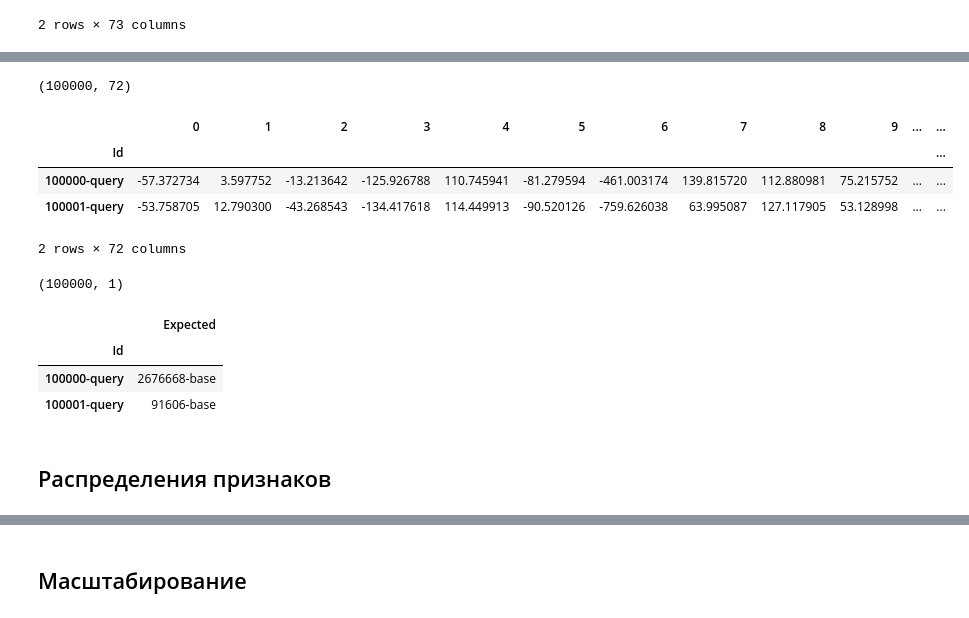
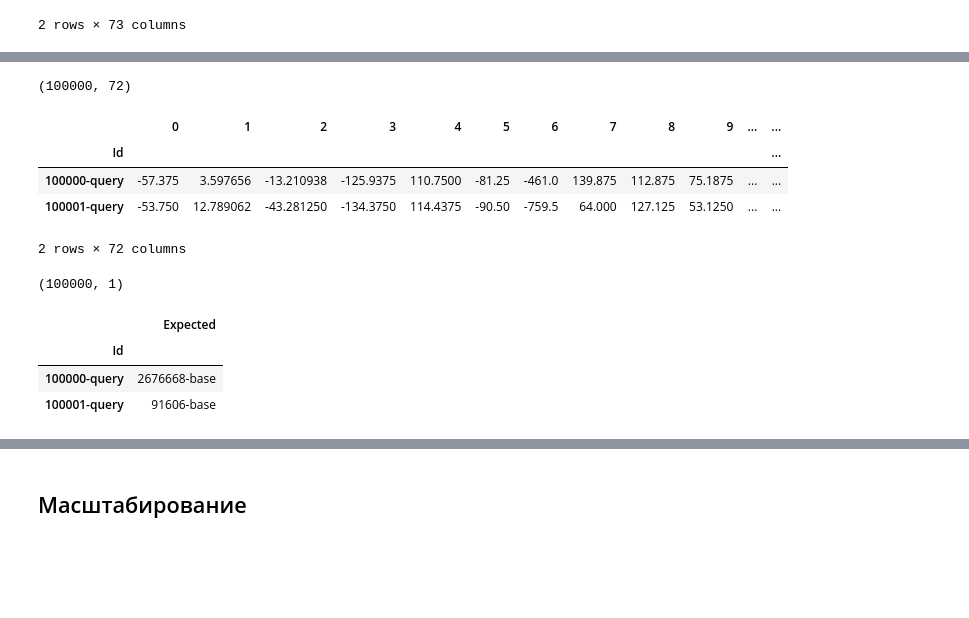
Before and after one commit to EkaterinaIII/Matching, a Jupyter notebook: Matching_market.ipynb, the cells around one changed output, grey strips where cells are left out. Saved outputs shown, nothing was run; the diff lists cells and outputs as text; code cells hidden in the pictures; blank space fills up the shorter version.

```diff
--- a/Matching_market.ipynb
+++ b/Matching_market.ipynb
@@ -100,16 +83,15 @@ train.head(2)
 2 rows × 73 columns
 # %%
 validation = pd.read_csv(path+'validation.csv',index_col=0)
-validation=validation.astype(np.float32)
-#display(validation.info())
+validation=validation.astype(np.float16)
 display(validation.shape)
 validation.head(2)
 # %% [output]
 (100000, 72)
 |  | 0 | 1 | 2 | 3 | 4 | 5 | 6 | 7 | 8 | 9 | ... | ... |
 | Id |  |  |  |  |  |  |  |  |  |  |  | ... |
-| 100000-query | -57.372734 | 3.597752 | -13.213642 | -125.926788 | 110.745941 | -81.279594 | -461.003174 | 139.815720 | 112.880981 | 75.215752 | ... | ... |
-| 100001-query | -53.758705 | 12.790300 | -43.268543 | -134.417618 | 114.449913 | -90.520126 | -759.626038 | 63.995087 | 127.117905 | 53.128998 | ... | ... |
+| 100000-query | -57.375 | 3.597656 | -13.210938 | -125.9375 | 110.7500 | -81.25 | -461.0 | 139.875 | 112.875 | 75.1875 | ... | ... |
+| 100001-query | -53.750 | 12.789062 | -43.281250 | -134.3750 | 114.4375 | -90.50 | -759.5 | 64.000 | 127.125 | 53.1250 | ... | ... |
 2 rows × 72 columns
 # %%
 validation_answer = pd.read_csv(path+'validation_answer.csv',index_col=0)
@@ -121,5 +103,3 @@ validation_answer.head(2)
 | Id |  |
 | 100000-query | 2676668-base |
 | 100001-query | 91606-base |
-# %% [markdown]
-## Распределения признаков
```
Also changed, not shown: parts of 54 cells of this notebook, 1 other file.
